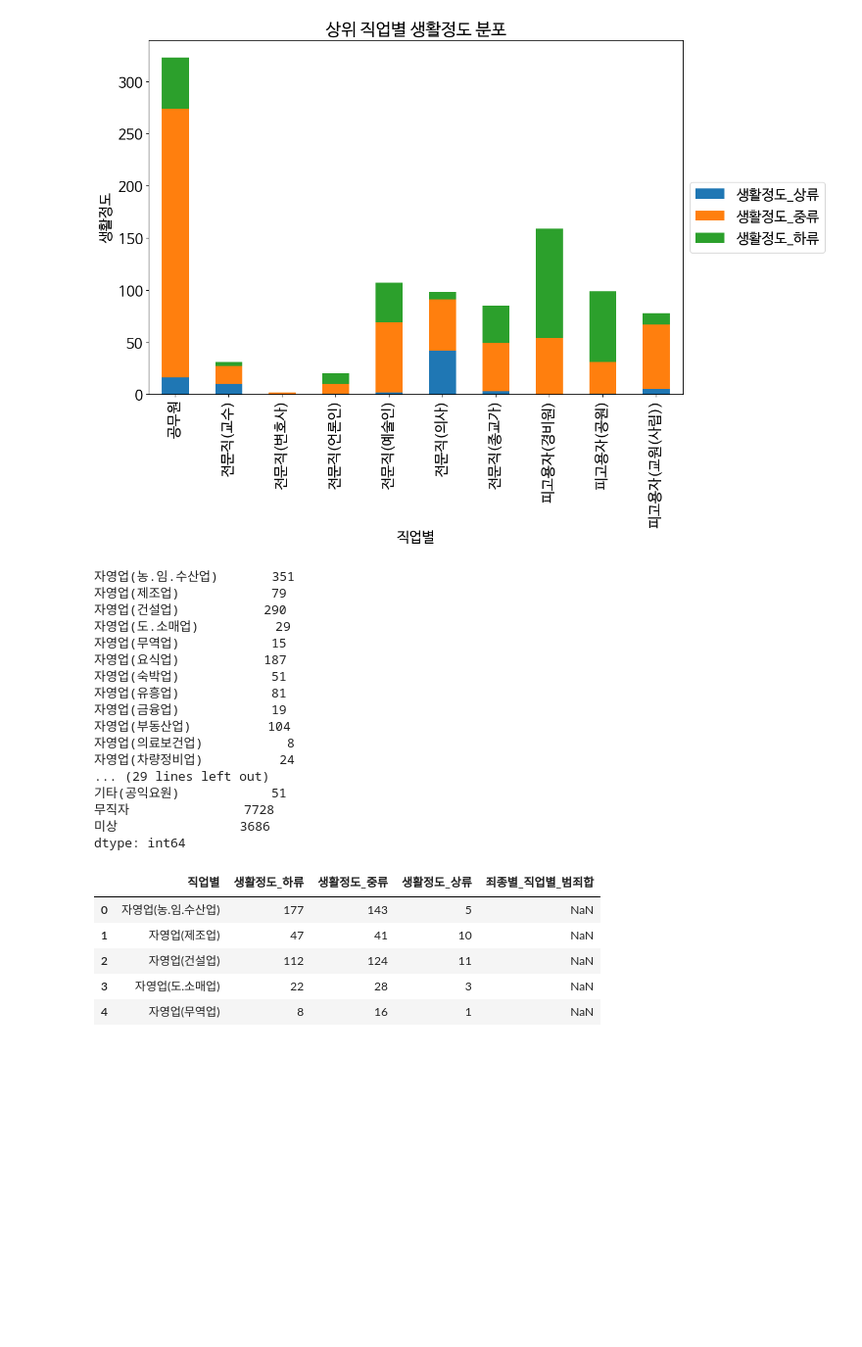
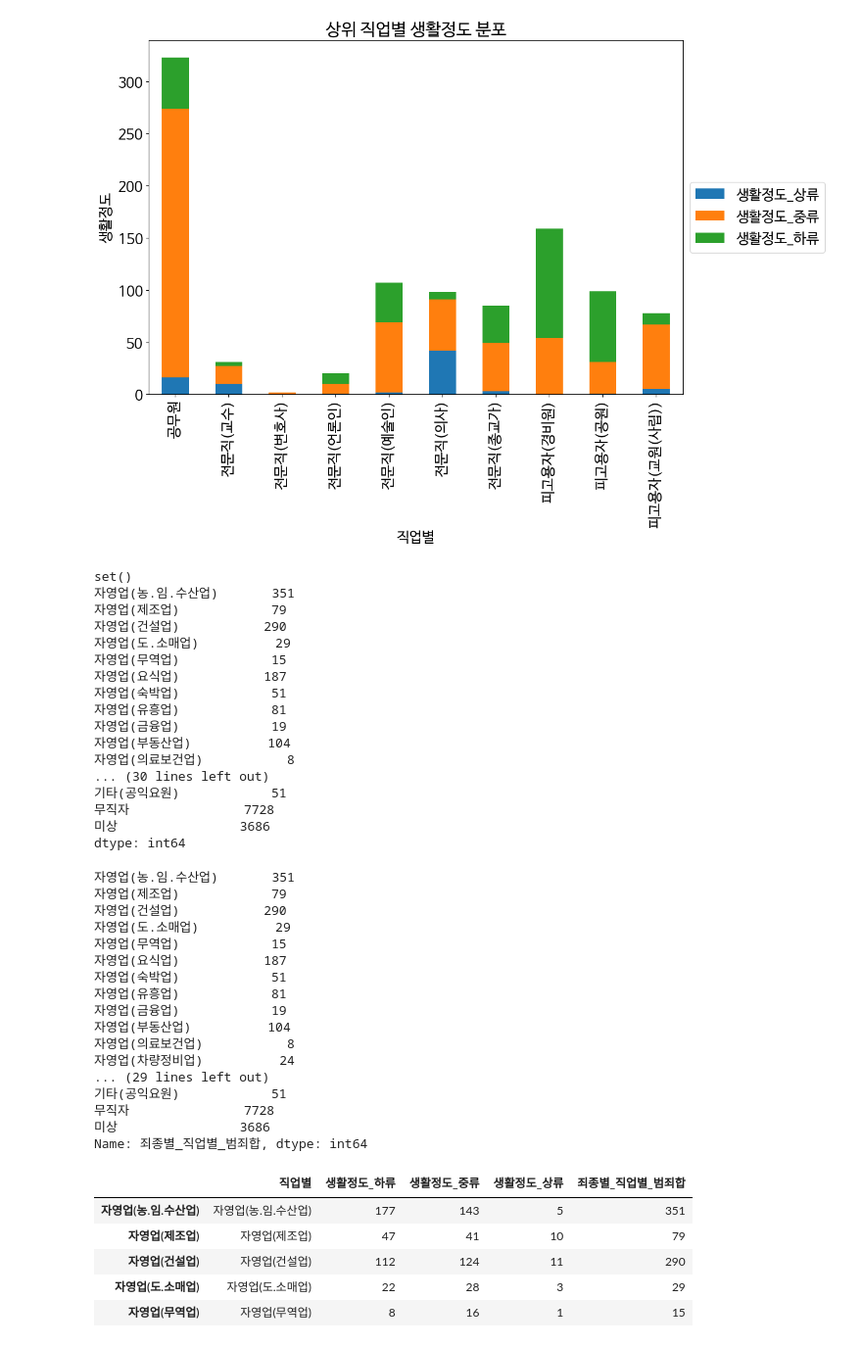
Before and after one commit to corin2junseo/AiProject, a Jupyter notebook: 기말프로젝트.ipynb, the cells around one changed output. Shown at 98% size. Saved outputs shown, nothing was run; the diff lists cells and outputs as text; code cells hidden in the pictures; blank space fills up the shorter version.

```diff
--- a/기말프로젝트.ipynb
+++ b/기말프로젝트.ipynb
@@ -273,12 +252,12 @@ columns_of_interest = [
 # crime_categories에 해당하는 범죄 카테고리의 값만을 더합니다.
 sum_of_crimes = df.loc[crime_categories, columns_of_interest].sum()
 
+diff = set(df3['직업별']).symmetric_difference(set(columns_of_interest))
+print(diff)
+
 print(sum_of_crimes)
-
-# 합산 결과가 NaN이 아니면 df3의 '죄종별_직업별_범죄합' 열에 할당합니다.
-if sum_of_crimes.notnull().all():
-    df3['죄종별_직업별_범죄합'] = sum_of_crimes
 # %% [output]
+set()
 자영업(농.임.수산업)       351
 자영업(제조업)            79
 자영업(건설업)           290
@@ -290,23 +269,54 @@ if sum_of_crimes.notnull().all():
 자영업(금융업)            19
 자영업(부동산업)          104
 자영업(의료보건업)           8
-자영업(차량정비업)          24
-... (29 lines left out)
+... (30 lines left out)
 기타(공익요원)            51
 무직자               7728
 미상                3686
 dtype: int64
-# %%
-# 필요한 컬럼만 남기기
-df3 = df3[['직업별', '생활정도_하류', '생활정도_중류', '생활정도_상류','죄종별_직업별_범죄합']]
-df3.head()
-# %% [output]
-|  | 직업별 | 생활정도_하류 | 생활정도_중류 | 생활정도_상류 | 죄종별_직업별_범죄합 |
-| 0 | 자영업(농.임.수산업) | 177 | 143 | 5 | NaN |
-| 1 | 자영업(제조업) | 47 | 41 | 10 | NaN |
-| 2 | 자영업(건설업) | 112 | 124 | 11 | NaN |
-| 3 | 자영업(도.소매업) | 22 | 28 | 3 | NaN |
-| 4 | 자영업(무역업) | 8 | 16 | 1 | NaN |
+# %%
+#군인 행 삭제
+df3 = df3[~df3['직업별'].str.contains('군인')]
+
+
+# df3의 인덱스를 'crime_categories'로 설정하여 일치시킴
+
+df3 = df3.set_index(sum_of_crimes.index)
+
+if df3.index.equals(sum_of_crimes.index):
+    df3['죄종별_직업별_범죄합'] = sum_of_crimes
+    print(df3['죄종별_직업별_범죄합'])
+else:
+    print("데이터프레임의 인덱스와 sum_of_crimes가 일치하지 않습니다.")
+
+
+# 필요한 컬럼만 남기기
+df3 = df3[['직업별', '생활정도_하류', '생활정도_중류', '생활정도_상류','죄종별_직업별_범죄합']]
+df3.head()
+# %% [output]
+자영업(농.임.수산업)       351
+자영업(제조업)            79
+자영업(건설업)           290
+자영업(도.소매업)          29
+자영업(무역업)            15
+자영업(요식업)           187
+자영업(숙박업)            51
+자영업(유흥업)            81
+자영업(금융업)            19
+자영업(부동산업)          104
+자영업(의료보건업)           8
+자영업(차량정비업)          24
+... (29 lines left out)
+기타(공익요원)            51
+무직자               7728
+미상                3686
+Name: 죄종별_직업별_범죄합, dtype: int64
+|  | 직업별 | 생활정도_하류 | 생활정도_중류 | 생활정도_상류 | 죄종별_직업별_범죄합 |
+| 자영업(농.임.수산업) | 자영업(농.임.수산업) | 177 | 143 | 5 | 351 |
+| 자영업(제조업) | 자영업(제조업) | 47 | 41 | 10 | 79 |
+| 자영업(건설업) | 자영업(건설업) | 112 | 124 | 11 | 290 |
+| 자영업(도.소매업) | 자영업(도.소매업) | 22 | 28 | 3 | 29 |
+| 자영업(무역업) | 자영업(무역업) | 8 | 16 | 1 | 15 |
 # %%
 from sklearn.linear_model import LinearRegression
 
```
Also changed, not shown: parts of 7 cells of this notebook.
